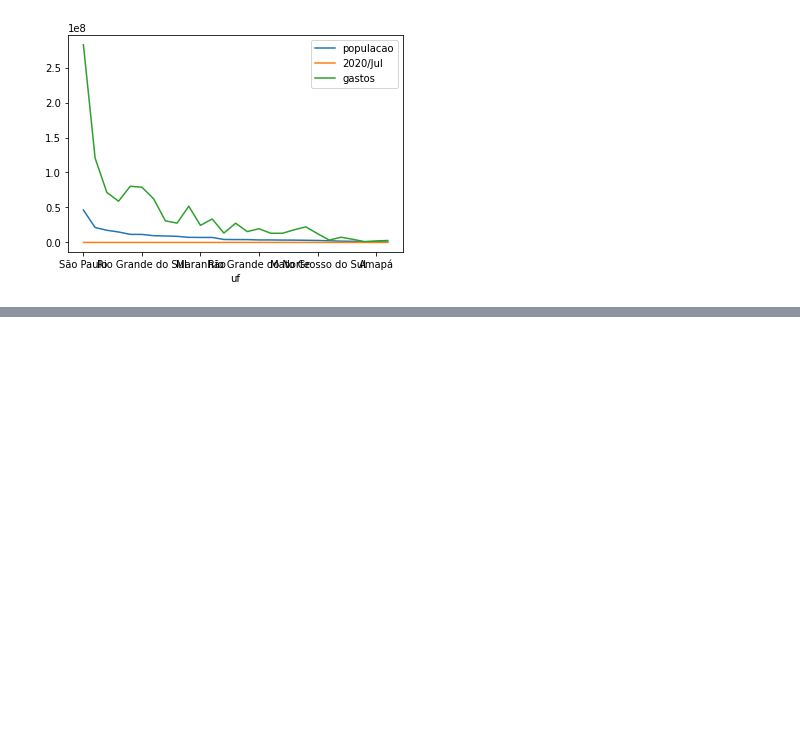
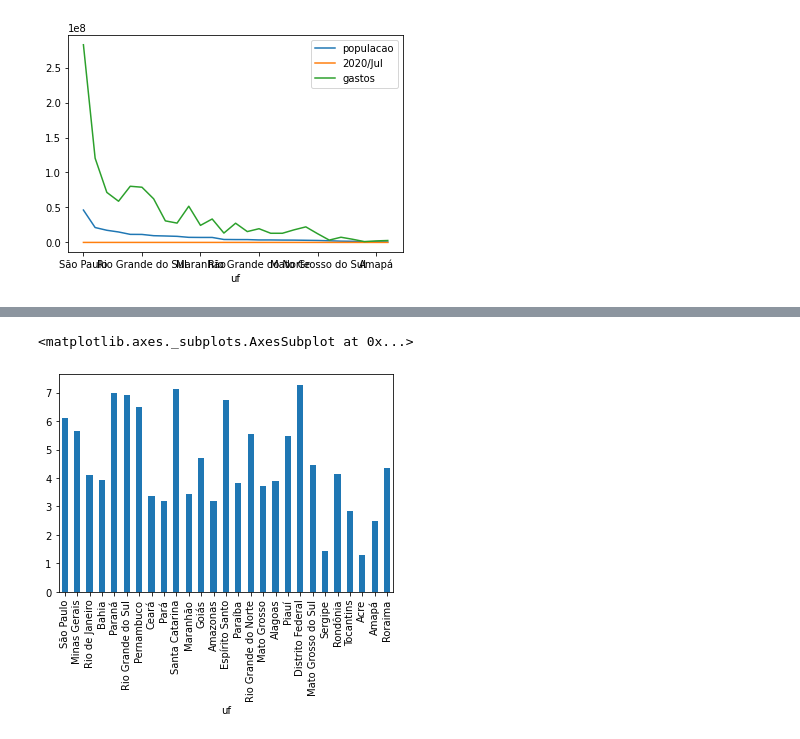
Before and after one commit to ricardosaj/Bootcamp-Data-Science-Alura, a Jupyter notebook: aula_02_BC_DS_Aplicada_Alura.ipynb, the cells around one changed output, grey strips where cells are left out. Saved outputs shown, nothing was run; the diff lists cells and outputs as text; code cells hidden in the pictures; blank space fills up the shorter version.

```diff
--- a/aula_02_BC_DS_Aplicada_Alura.ipynb
+++ b/aula_02_BC_DS_Aplicada_Alura.ipynb
@@ -1049,3 +1049,6 @@ gastos_e_populacao_mais_recente.plot()
 # %% [output]
 <matplotlib.axes._subplots.AxesSubplot at 0x...>
 [figure]
+# %%
+gastos_e_populacao_mais_recente["gastos"] = gastos_e_populacao_mais_recente["2020/Jul"] * 1000000
+gastos_e_populacao_mais_recente[["gastos", "populacao"]].plot()
@@ -1051,0 +1058,3 @@ gastos_e_populacao_mais_recente.plot()
+# %%
+gastos_e_populacao_mais_recente["gasto por habitante"] = gastos_e_populacao_mais_recente["gastos"] / gastos_e_populacao_mais_recente["populacao"]
+gastos_e_populacao_mais_recente.head()
@@ -1051,0 +1069,5 @@ gastos_e_populacao_mais_recente.plot()
+# %%
+gastos_e_populacao_mais_recente["gasto por habitante"].plot(kind='bar')
+# %% [output]
+<matplotlib.axes._subplots.AxesSubplot at 0x...>
+[figure, added]
```
Also changed, not shown: parts of 14 cells of this notebook.
